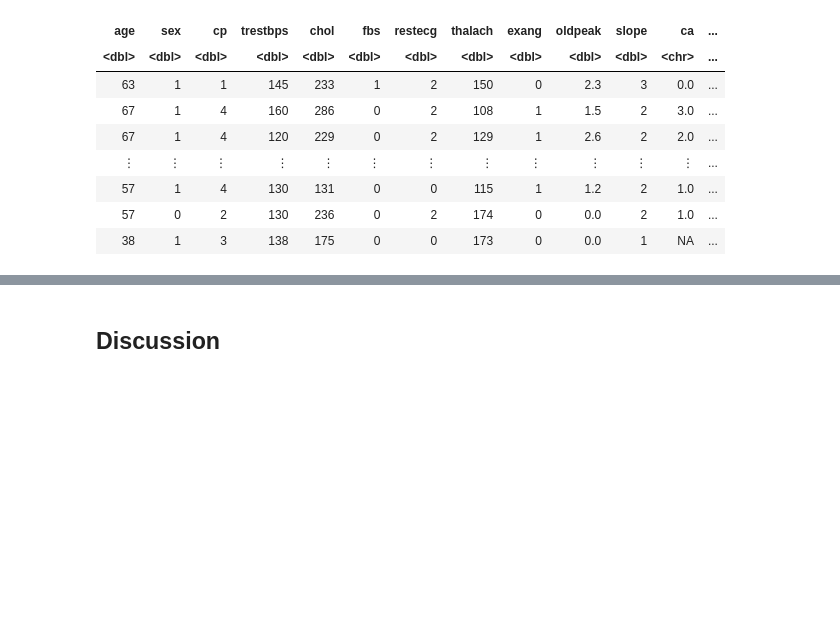
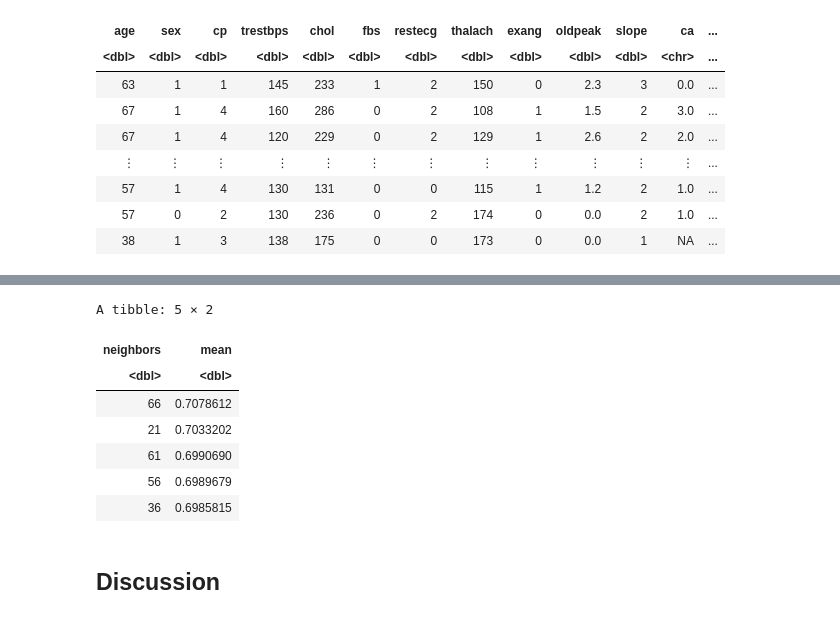
Before and after one commit to gracieS02/group_proposal, a Jupyter notebook: group_report/Group_Report.ipynb, the cells around one changed output, grey strips where cells are left out. Cells and saved outputs as stored; diff of their text form; code cells hidden in the pictures; blank space fills up the shorter version.

```diff
--- a/group_report/Group_Report.ipynb
+++ b/group_report/Group_Report.ipynb
@@ -81,0 +119,44 @@ cleveland_testing <- testing(cleveland_split)
+# %%
+#finding the best k value
+set.seed(999)
+
+#recipe and scaling of data for k nearest neighbours
+cleve_recipe <- recipe(diagnose ~ trestbps + thalach, data=cleveland_training) |>
+                step_scale(all_predictors()) |>
+                step_center(all_predictors())
+
+#model specification (k nearest neighbours)
+cleve_tune <- nearest_neighbor(weight_func="rectangular", neighbors= tune()) |>
+            set_engine("kknn") |>
+            set_mode("classification")
+
+#5 fold cross validation
+cleve_vfold <- vfold_cv(cleveland_training, v=5, strata = diagnose)
+
+#fitting the knn model and including the fold validation
+
+grid_vals <- tibble(neighbors = seq(from = 1, to = 100, by = 5))
+
+cleve_fit <- workflow() |>
+            add_recipe(cleve_recipe) |>
+            add_model(cleve_tune) |>
+            tune_grid(resamples=cleve_vfold, grid=grid_vals) |>
+            collect_metrics()
+
+accuracy <- cleve_fit |>
+            filter(.metric=="accuracy") |>
+            arrange(desc(mean)) |>
+            select(neighbors, mean) |>
+            head(5)
+
+
+accuracy
+# %% [output]
+A tibble: 5 × 2
+| neighbors | mean |
+| <dbl> | <dbl> |
+| 66 | 0.7078612 |
+| 21 | 0.7033202 |
+| 61 | 0.6990690 |
+| 56 | 0.6989679 |
+| 36 | 0.6985815 |
```
Also changed, not shown: parts of 7 cells of this notebook.
